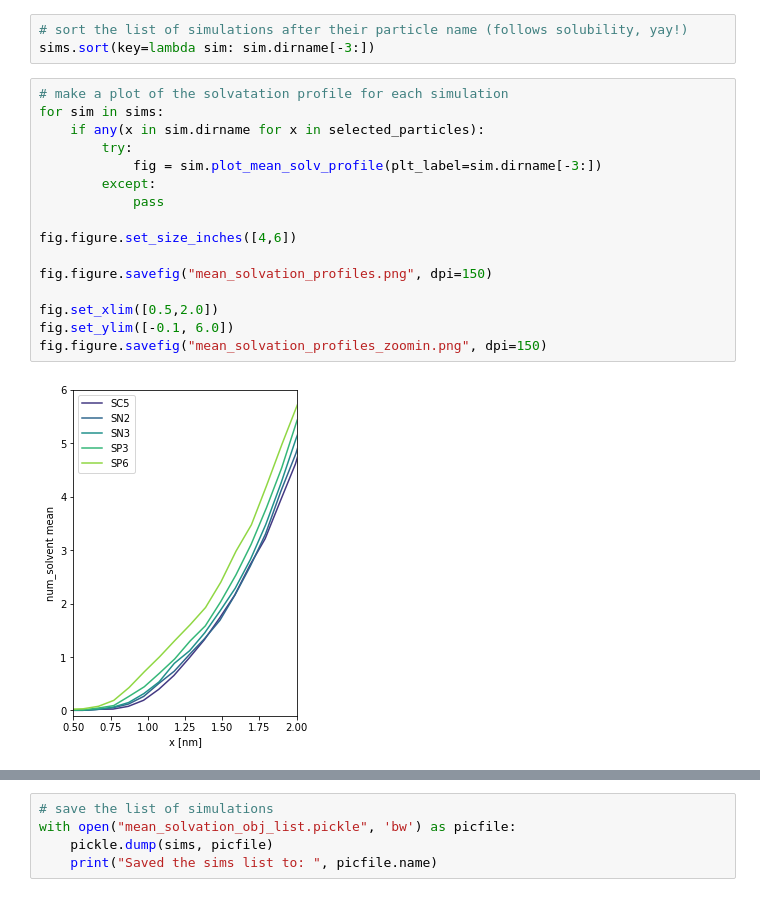
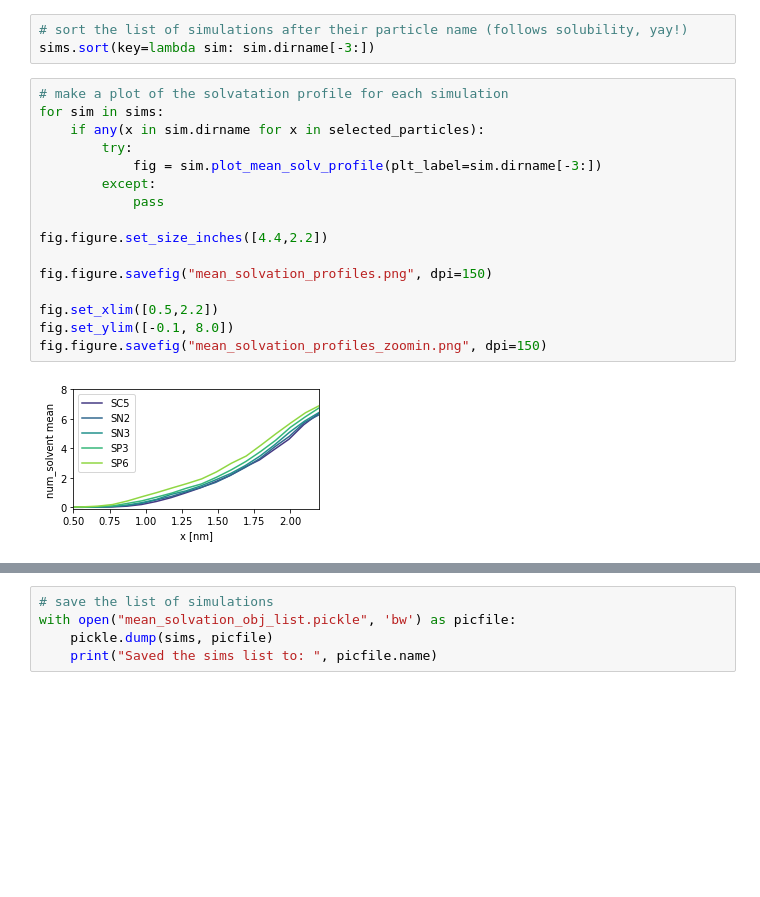
Before and after one commit to jmelcr/permeability, a Jupyter notebook: martini3/cholesterol00p_PC_variousTails_sims/saturation_DPPC-POPC_titration/perm_particle_EOLS/dopc-unsat_0-169_d_100/plot_mean_solvation_of_x_all_sims.ipynb, the cells around one changed output, grey strips where cells are left out. Saved outputs shown, nothing was run; the diff lists cells and outputs as text; blank space fills up the shorter version.

```diff
--- a/martini3/cholesterol00p_PC_variousTails_sims/saturation_DPPC-POPC_titration/perm_particle_EOLS/dopc-unsat_0-169_d_100/plot_mean_solvation_of_x_all_sims.ipynb
+++ b/martini3/cholesterol00p_PC_variousTails_sims/saturation_DPPC-POPC_titration/perm_particle_EOLS/dopc-unsat_0-169_d_100/plot_mean_solvation_of_x_all_sims.ipynb
@@ -189,21 +189,21 @@ sims.sort(key=lambda sim: sim.dirname[-3:])
 # %%
 # make a plot of the solvatation profile for each simulation
 for sim in sims:
     if any(x in sim.dirname for x in selected_particles):
         try:
             fig = sim.plot_mean_solv_profile(plt_label=sim.dirname[-3:])
         except:
             pass
 
-fig.figure.set_size_inches([4,6])
+fig.figure.set_size_inches([4.4,2.2])
 
 fig.figure.savefig("mean_solvation_profiles.png", dpi=150)
 
-fig.set_xlim([0.5,2.0])
-fig.set_ylim([-0.1, 6.0])
+fig.set_xlim([0.5,2.2])
+fig.set_ylim([-0.1, 8.0])
 fig.figure.savefig("mean_solvation_profiles_zoomin.png", dpi=150)
 # %% [output]
-[figure, old version]
+[figure, new version]
 # %%
 # make a plot of the solvatation profile for each simulation
 for sim in sims:
```
Also changed, not shown: parts of 1 cell of this notebook, 7 other files.
